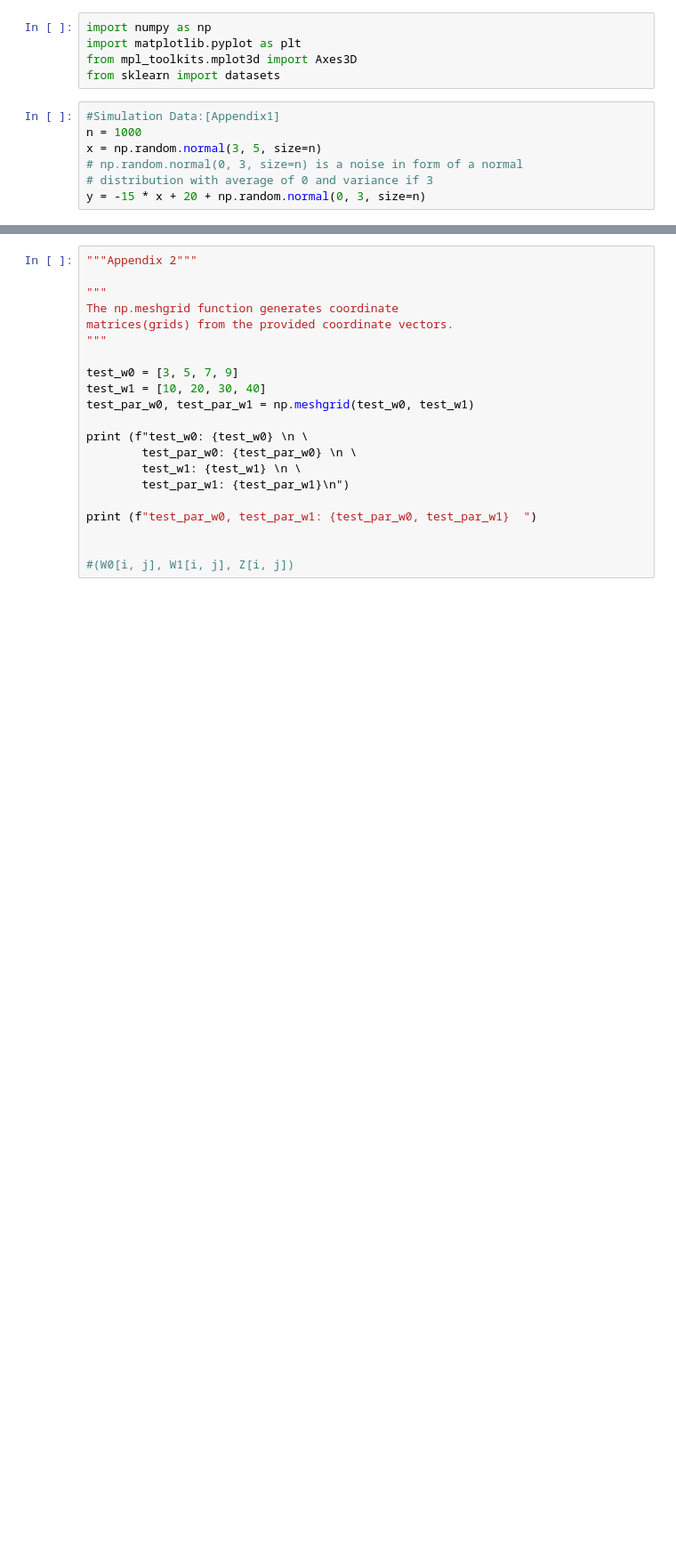
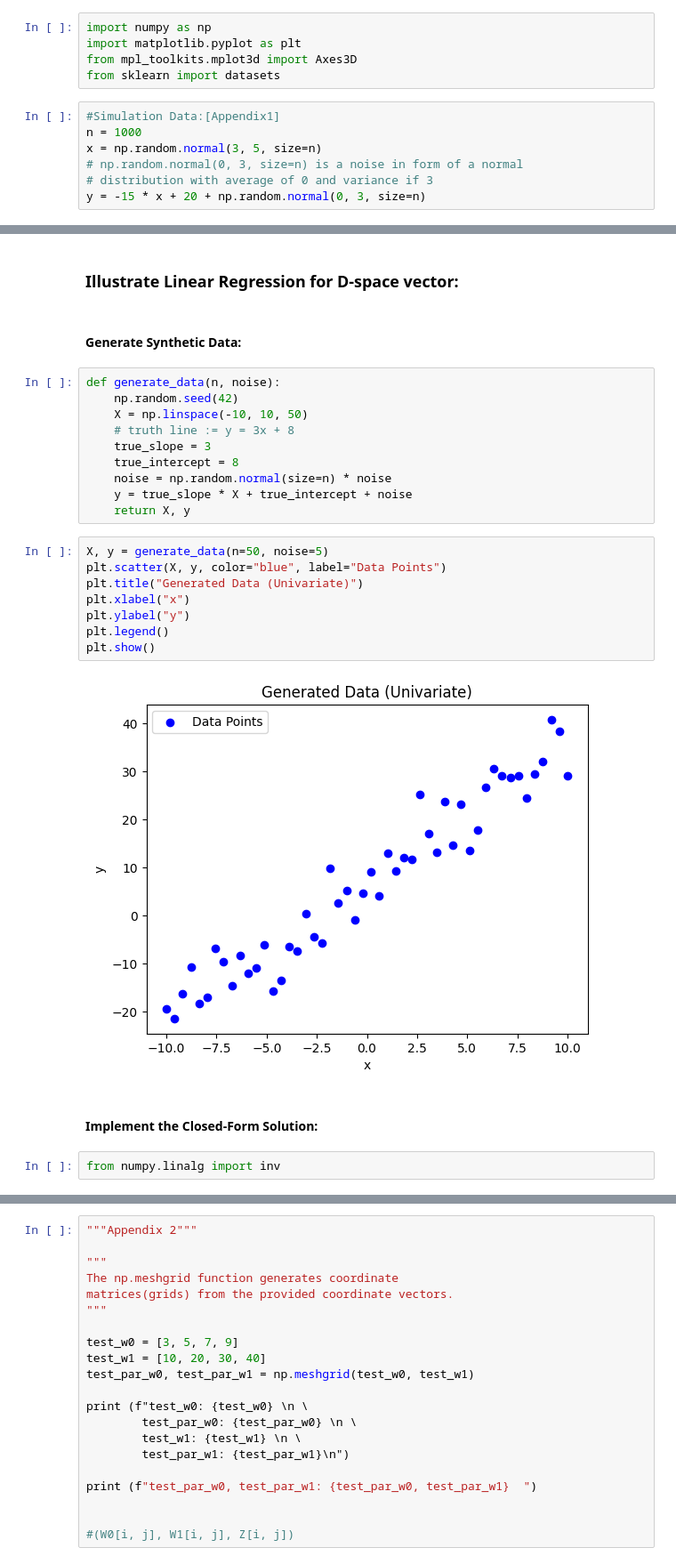
Before and after one commit to Ramtin-BeheshtAeen/intro-to-ml-code, a Jupyter notebook: introduction_to_machine_learning/session-2-linear-regression-gradient-descent2.ipynb, the cells around one changed output, grey strips where cells are left out. Shown at 89% size. Saved outputs shown, nothing was run; the diff lists cells and outputs as text; blank space fills up the shorter version.

Commit message:
working on Closed-Form Solution

```diff
--- a/introduction_to_machine_learning/session-2-linear-regression-gradient-descent2.ipynb
+++ b/introduction_to_machine_learning/session-2-linear-regression-gradient-descent2.ipynb
@@ -120,3 +122,31 @@ print(f"shape of parameter_w0:{parameter_w0.shape} := 2D vector with 100 row and
 shape of z_axis:(100, 100) := 2D vector with 100 row and 100 columns
 shape of w0_values:(100,) := 1D vector with 100 elements
 shape of parameter_w0:(100, 100) := 2D vector with 100 row and 100 columns
+# %% [markdown]
+### Illustrate Linear Regression for D-space vector:
+# %% [markdown]
+#### Generate Synthetic Data:
+# %%
+def generate_data(n, noise):
+    np.random.seed(42)
+    X = np.linspace(-10, 10, 50)
+    # truth line := y = 3x + 8
+    true_slope = 3
+    true_intercept = 8
+    noise = np.random.normal(size=n) * noise
+    y = true_slope * X + true_intercept + noise
+    return X, y
+# %%
+X, y = generate_data(n=50, noise=5)
+plt.scatter(X, y, color="blue", label="Data Points")
+plt.title("Generated Data (Univariate)")
+plt.xlabel("x")
+plt.ylabel("y")
+plt.legend()
+plt.show()
+# %% [output]
+[figure, added]
+# %% [markdown]
+#### Implement the Closed-Form Solution:
+# %%
+from numpy.linalg import inv
```
Also changed, not shown: parts of 8 cells of this notebook.
